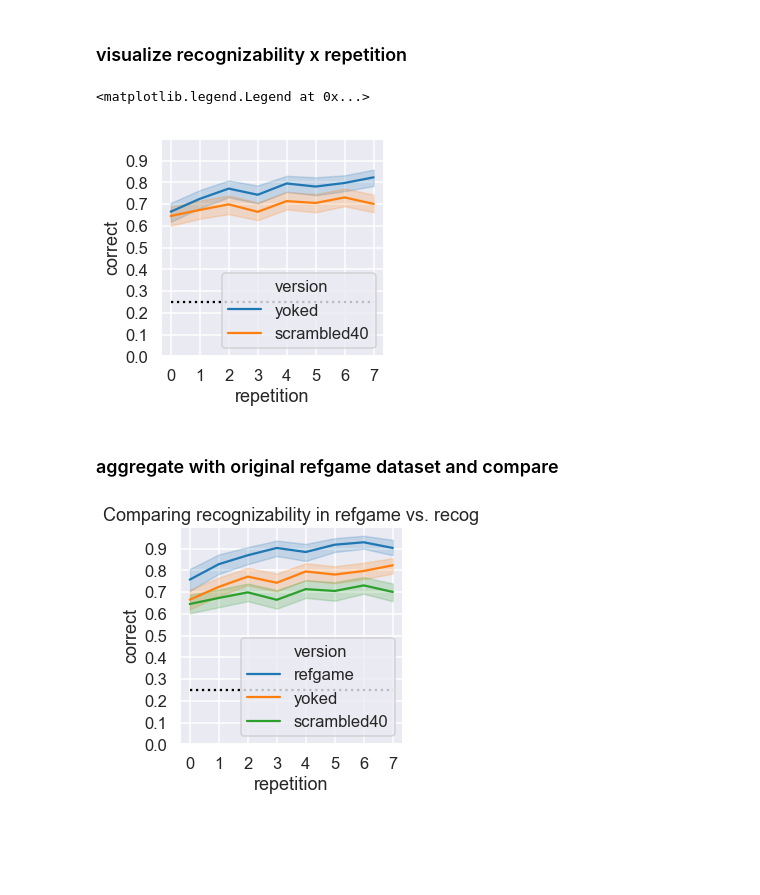
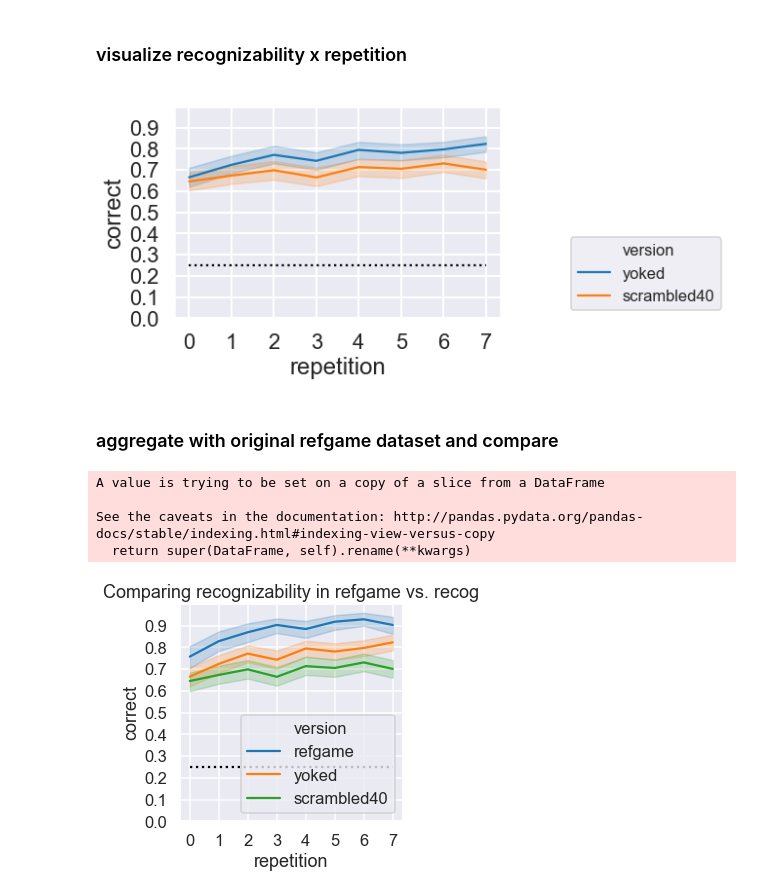
Before and after one commit to cogtoolslab/graphical_conventions_cogsci19, a Jupyter notebook: analysis/ipynb/jefan/pilot3_generate_recog_dataframe.ipynb, the cells around one changed output. Saved outputs shown, nothing was run; the diff lists cells and outputs as text; code cells hidden in the pictures; blank space fills up the shorter version.

Commit message:
cleanup and sync pilot3 analysis notebooks, ipynb and rmd

```diff
--- a/analysis/ipynb/jefan/pilot3_generate_recog_dataframe.ipynb
+++ b/analysis/ipynb/jefan/pilot3_generate_recog_dataframe.ipynb
@@ -245,5 +248,8 @@ Name: repetition, dtype: float64
 # %% [markdown]
 ### check representation of original game data in yoked/scrambled40 experiments
+# %%
+## load in dataframe
+X = pd.read_csv(os.path.join(results_dir,'graphical_conventions_recog_data_raw.csv'))
 # %%
 ## subset by yoked experiment
 Y = X[X['version']=='yoked']
@@ -325,29 +331,41 @@ All original grouped_recog_ids have appeared in the scrambled40 experiment.
 ### visualize recognizability x repetition
 # %%
 ## get dataframe subsetted by condition and broken out by target
-X2 = X[X['condition']=='repeated'].reset_index(drop=True)
-X2 = X2.sort_values(by=['target_objectname'])
-targ_list = np.unique(X2.target_objectname.values)
-sns.set_context('talk')
+XR = X[X['condition']=='repeated'].reset_index(drop=True)
+XR = XR.sort_values(by=['target_objectname'])
+XR['repetition']=pd.to_numeric(pd.Series(XR['repetition']))
+targ_list = np.unique(XR.target_objectname.values)
+
+## convert post phase control trial repetition indices from 0-->7
+XC = X[X['condition']=='control'].reset_index(drop=True)
+XC['repetition'].replace(1,7,inplace=True)
+XC['repetition']=pd.to_numeric(pd.Series(XC['repetition']))
+
+## recombine to form X2
+X2 = pd.concat([XR,XC],axis=0)
 
 ## plot recognizability, collapsing across target
-fig = plt.figure(figsize=(4,4))
-sns.lineplot(data=X2,x='repetition',y='correct',hue='version')
+# fig = plt.figure(figsize=(4,4))
+fig, ax = plt.subplots()
+sns.set_context('talk')
+sns.lineplot(data=XR,x='repetition',y='correct',hue='version',ax=ax)
+# sns.pointplot(data=X2_,x='repetition',y='correct',hue='version',ax=ax)
 plt.ylim(0,1)
 plt.yticks(np.arange(0, 1, 0.1))
 plt.xticks(np.arange(0, 8, 1))
 plt.plot([0,7],[0.25,0.25],color='black',linestyle=':')
-plt.legend(loc = 'lower right')
+plt.legend(bbox_to_anchor=(1.7, 0), loc='lower right', ncol=1)
 
-# ## plot recognizability, split out by target
-# fig = plt.figure(figsize=(16,16))
-# g = sns.FacetGrid(X2, col="target_objectname", col_wrap=4,height=3, margin_titles=False)
-# g.map(sns.lineplot, "repetition", "correct", alpha=.7)
-# g.set_titles("{col_name}")
-# plt.tight_layout()
+## plot recognizability, split out by target
+split_out_by_target = False
+if split_out_by_target:
+    fig = plt.figure(figsize=(16,16))
+    g = sns.FacetGrid(XR, col="target_objectname", col_wrap=4,height=3, margin_titles=False)
+    g.map(sns.lineplot, "repetition", "correct", alpha=.7)
+    g.set_titles("{col_name}")
+    plt.tight_layout()
 # %% [output]
-<matplotlib.legend.Legend at 0x...>
-[figure, old version]
+[figure, new version]
 # %% [markdown]
 ### aggregate with original refgame dataset and compare
 # %%
@@ -364,13 +382,18 @@ OR['version'] = pd.Series(['refgame']*len(OR))
 X2['logRT'] = np.log(X2['rt']) ## add log RT
 # %%
 ## save out concatenated dataframe for stats
-_OR = OR[['version','repetition','gameID','condition','target', 'correct', 'logRT']]
-_OR = _OR.assign(orig_gameID=_OR['gameID']) # create column with same name as in yoked, to allow for paired-game analysis
+_O = O[['version','repetition','gameID','condition','target', 'correct', 'logRT']]
+_O = _O.assign(orig_gameID=_O['gameID']) # create column with same name as in yoked, to allow for paired-game analysis
 _X2 = X2[['version','repetition','gameID','condition','target_objectname','correct', 'logRT','orig_gameID']]
 _X2.rename({'target_objectname':'target'}, axis='columns',inplace=True)
 ## concatenated original and recog experiments
-R = pd.concat([_OR,_X2],axis=0,sort=False).reset_index()
+R = pd.concat([_O,_X2],axis=0,sort=False).reset_index()
 R.to_csv(os.path.join(results_dir,'graphical_conventions_recog_data.csv'),index=False)
+# %% [output]
+A value is trying to be set on a copy of a slice from a DataFrame
+
+See the caveats in the documentation: http://pandas.pydata.org/pandas-docs/stable/indexing.html#indexing-view-versus-copy
+  return super(DataFrame, self).rename(**kwargs)
 # %%
 ## plot accuracy timecourse
 fig = plt.figure(figsize=(4,4))
```
Also changed, not shown: parts of 9 cells of this notebook, 1 other file.
